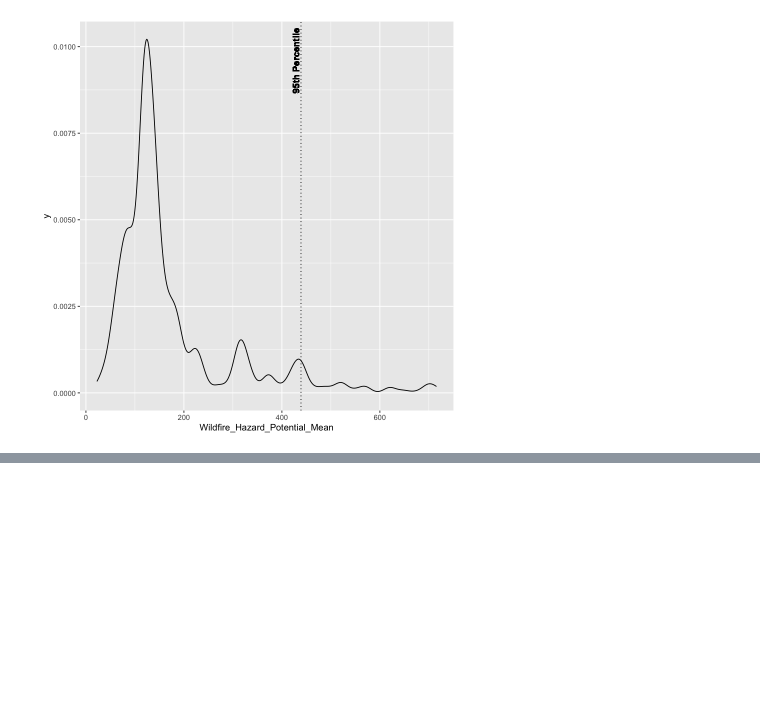
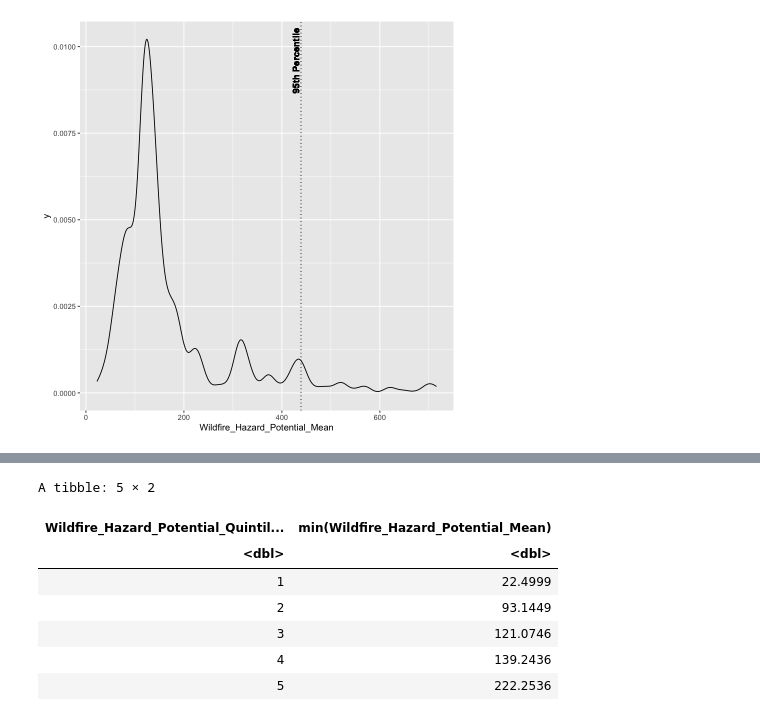
Before and after one commit to UNC-CEMALB/ENVIROSCAN, a Jupyter notebook: 7. Manuscript Statistics/Manuscript Statistics.ipynb, the cells around one changed output, grey strips where cells are left out. Cells and saved outputs as stored; diff of their text form; code cells hidden in the pictures; blank space fills up the shorter version.

```diff
--- a/7. Manuscript Statistics/Manuscript Statistics.ipynb
+++ b/7. Manuscript Statistics/Manuscript Statistics.ipynb
@@ -158,0 +169,14 @@ A data.frame: 1 × 1
+# %%
+# finding quantile cutoffs
+whp_df %>%
+    group_by(Wildfire_Hazard_Potential_Quintile_Number) %>%
+    summarize(min(Wildfire_Hazard_Potential_Mean))
+# %% [output]
+A tibble: 5 × 2
+| Wildfire_Hazard_Potential_Quintil... | min(Wildfire_Hazard_Potential_Mean) |
+| <dbl> | <dbl> |
+| 1 | 22.4999 |
+| 2 | 93.1449 |
+| 3 | 121.0746 |
+| 4 | 139.2436 |
+| 5 | 222.2536 |
```
Also changed, not shown: parts of 9 cells of this notebook.
